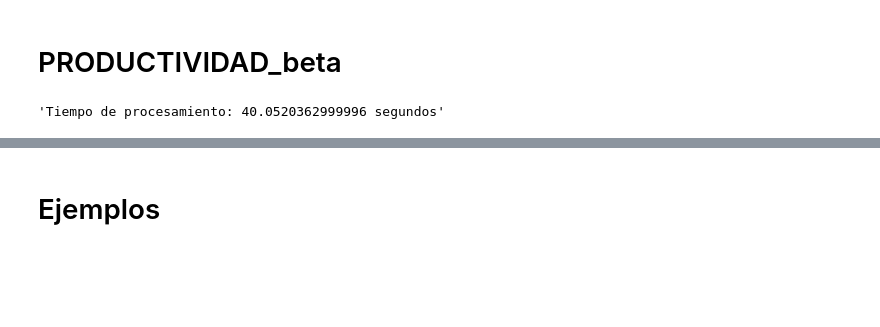
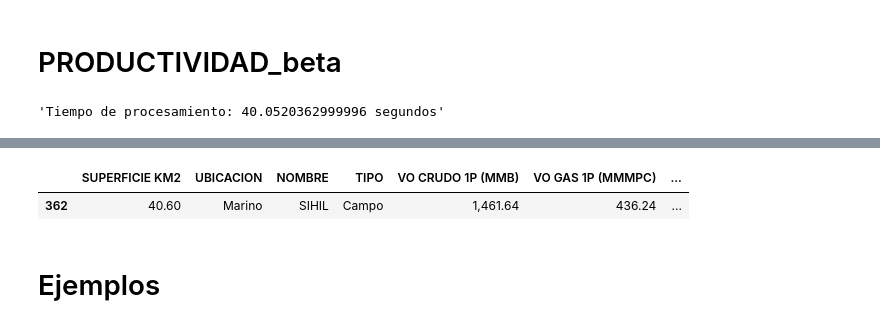
Before and after one commit to eliasft/projects, a Jupyter notebook: productividad_beta.ipynb, the cells around one changed output, grey strips where cells are left out. Drawn from its saved outputs; the diff is of its cells as text; code cells hidden in the pictures; blank space fills up the shorter version.

```diff
--- a/productividad_beta.ipynb
+++ b/productividad_beta.ipynb
@@ -963,3 +963,8 @@ Tomar muestra desde fecha (yyyy-mm-dd):
+# %%
+display(info_reservas)
+# %% [output]
+|  | SUPERFICIE KM2 | UBICACION | NOMBRE | TIPO | VO CRUDO 1P (MMB) | VO GAS 1P (MMMPC) | ... |
+| 362 | 40.60 | Marino | SIHIL | Campo | 1,461.64 | 436.24 | ... |
 # %% [markdown]
 # Ejemplos
 # %%
```
Also changed, not shown: parts of 2 cells of this notebook, 1 other file.
